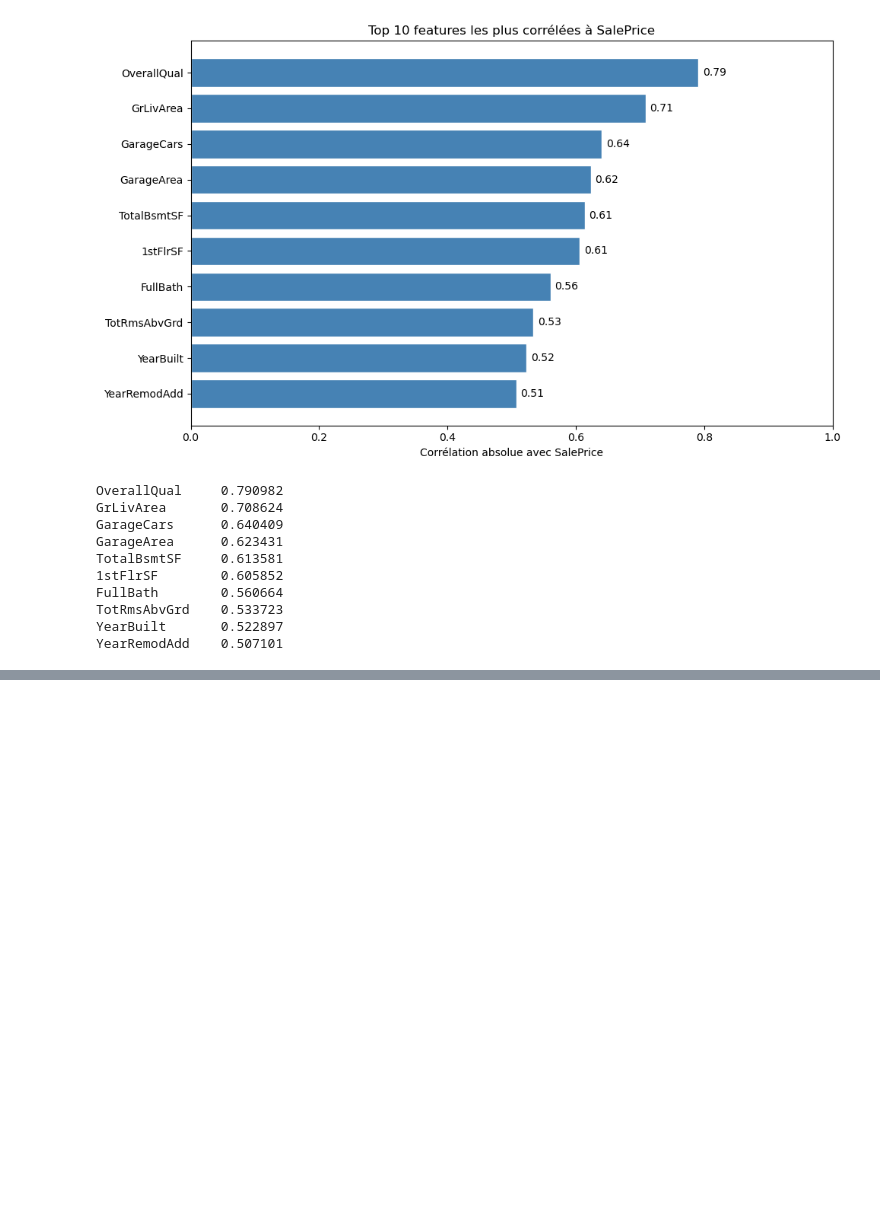
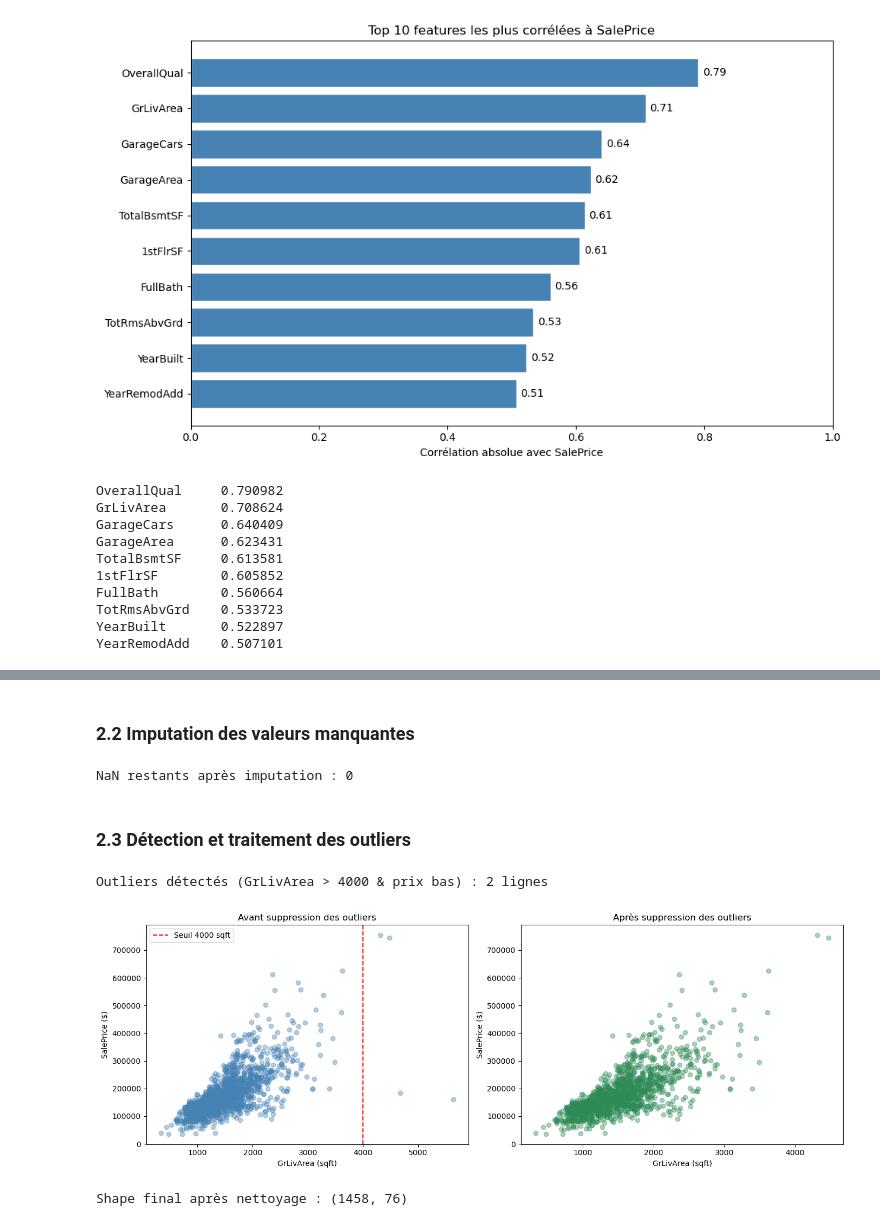
Before and after one commit to alexis-fokam/housing-price-prediction, a Jupyter notebook: notebooks/housing_prediction.ipynb, the cells around one changed output, grey strips where cells are left out. Saved outputs shown, nothing was run; the diff lists cells and outputs as text; code cells hidden in the pictures; blank space fills up the shorter version.

```diff
--- a/notebooks/housing_prediction.ipynb
+++ b/notebooks/housing_prediction.ipynb
@@ -178,0 +183,16 @@ YearRemodAdd    0.507101
+# %%
+df = housing_data.copy()
+
+# Id n'a aucune valeur prédictive
+df.drop(columns=["Id"], inplace=True)
+
+# MSSubClass est un code catégoriel, pas une valeur numérique continue
+df["MSSubClass"] = df["MSSubClass"].astype(str)
+
+# Supprimer les colonnes avec plus de 80% de NaN
+threshold = 0.80 * len(df)
+cols_to_drop = [col for col in df.columns if df[col].isnull().sum() > threshold]
+df.drop(columns=cols_to_drop, inplace=True)
+
+print(f"Colonnes supprimées (> 80% NaN) : {cols_to_drop}")
+print(f"Shape après suppression : {df.shape}")
@@ -178,0 +202,63 @@ YearRemodAdd    0.507101
+# %% [markdown]
+### 2.2 Imputation des valeurs manquantes
+# %%
+# NaN = absence de la feature (ex: pas de garage, pas de sous-sol) → "None" / 0
+cat_none_cols = [
+    "BsmtQual", "BsmtCond", "BsmtExposure", "BsmtFinType1", "BsmtFinType2",
+    "GarageType", "GarageFinish", "GarageQual", "GarageCond",
+    "FireplaceQu", "MasVnrType"
+]
+for col in cat_none_cols:
+    if col in df.columns:
+        df[col] = df[col].fillna("None")
+
+num_zero_cols = [
+    "MasVnrArea", "BsmtFinSF1", "BsmtFinSF2", "BsmtUnfSF", "TotalBsmtSF",
+    "BsmtFullBath", "BsmtHalfBath", "GarageYrBlt", "GarageArea", "GarageCars"
+]
+for col in num_zero_cols:
+    if col in df.columns:
+        df[col] = df[col].fillna(0)
+
+# LotFrontage : médiane par quartier (Neighborhood) — plus précis que la médiane globale
+df["LotFrontage"] = df.groupby("Neighborhood")["LotFrontage"].transform(
+    lambda x: x.fillna(x.median())
+)
+
+# Electrical : 1 seul NaN → on prend la valeur la plus fréquente
+df["Electrical"] = df["Electrical"].fillna(df["Electrical"].mode()[0])
+
+remaining_nan = df.isnull().sum().sum()
+print(f"NaN restants après imputation : {remaining_nan}")
+# %% [output]
+NaN restants après imputation : 0
+# %% [markdown]
+### 2.3 Détection et traitement des outliers
+# %%
+fig, axes = plt.subplots(1, 2, figsize=(14, 5))
+
+axes[0].scatter(df["GrLivArea"], df["SalePrice"], alpha=0.4, color="steelblue")
+axes[0].axvline(4000, color="red", linestyle="--", linewidth=1.5, label="Seuil 4000 sqft")
+axes[0].set_xlabel("GrLivArea (sqft)")
+axes[0].set_ylabel("SalePrice ($)")
+axes[0].set_title("Avant suppression des outliers")
+axes[0].legend()
+
+# 2 maisons > 4000 sqft vendues anormalement bas → outliers connus de ce dataset
+outliers_mask = (df["GrLivArea"] > 4000) & (df["SalePrice"] < 300_000)
+print(f"Outliers détectés (GrLivArea > 4000 & prix bas) : {outliers_mask.sum()} lignes")
+df = df[~outliers_mask].reset_index(drop=True)
+
+axes[1].scatter(df["GrLivArea"], df["SalePrice"], alpha=0.4, color="seagreen")
+axes[1].set_xlabel("GrLivArea (sqft)")
+axes[1].set_ylabel("SalePrice ($)")
+axes[1].set_title("Après suppression des outliers")
+
+plt.tight_layout()
+plt.show()
+
+print(f"Shape final après nettoyage : {df.shape}")
+# %% [output]
+Outliers détectés (GrLivArea > 4000 & prix bas) : 2 lignes
+[figure, added]
+Shape final après nettoyage : (1458, 76)
```
Also changed, not shown: parts of 5 cells of this notebook.
